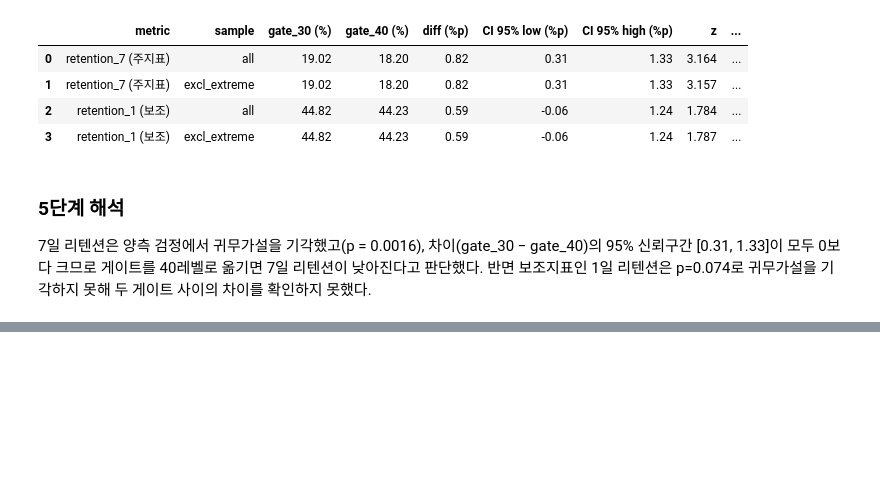
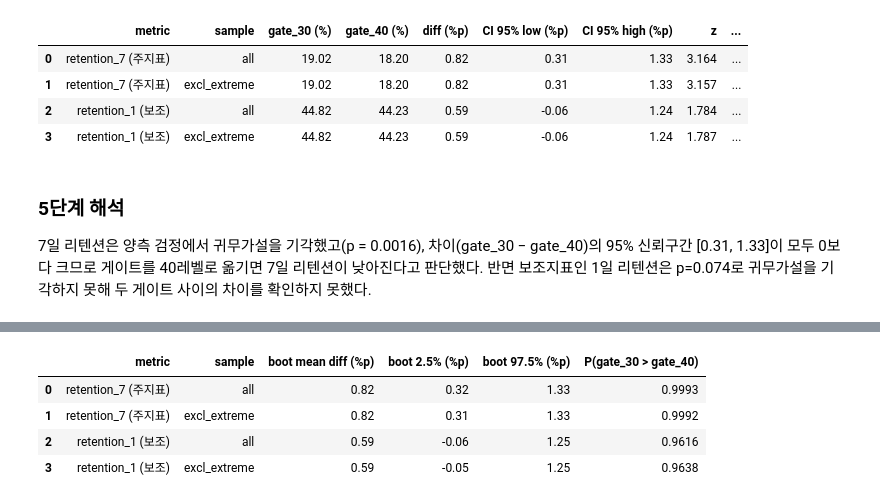
Before and after one commit to julyryunth-ux/cookie-cats-ab-test, a Jupyter notebook: analysis.ipynb, the cells around one changed output, grey strips where cells are left out. Cells and saved outputs as stored; diff of their text form; code cells hidden in the pictures; blank space fills up the shorter version.

```diff
--- a/analysis.ipynb
+++ b/analysis.ipynb
@@ -366,0 +447,23 @@ test_result
+# %%
+boot_rows = []
+for metric, label in [('retention_7', 'retention_7 (주지표)'), ('retention_1', 'retention_1 (보조)')]:
+    for sample in ['all', 'excl_extreme']:
+        diff = boot_diff[(sample, metric)]
+        lo, hi = np.percentile(diff, [2.5, 97.5])
+        boot_rows.append({
+            'metric': label,
+            'sample': sample,
+            'boot mean diff (%p)': round(diff.mean(), 2),
+            'boot 2.5% (%p)': round(lo, 2),
+            'boot 97.5% (%p)': round(hi, 2),
+            'P(gate_30 > gate_40)': round((diff > 0).mean(), 4),
+        })
+
+boot_result = pd.DataFrame(boot_rows)
+boot_result
+# %% [output]
+|  | metric | sample | boot mean diff (%p) | boot 2.5% (%p) | boot 97.5% (%p) | P(gate_30 > gate_40) |
+| 0 | retention_7 (주지표) | all | 0.82 | 0.32 | 1.33 | 0.9993 |
+| 1 | retention_7 (주지표) | excl_extreme | 0.82 | 0.31 | 1.33 | 0.9992 |
+| 2 | retention_1 (보조) | all | 0.59 | -0.06 | 1.25 | 0.9616 |
+| 3 | retention_1 (보조) | excl_extreme | 0.59 | -0.05 | 1.25 | 0.9638 |
```
Also changed, not shown: parts of 11 cells of this notebook.
